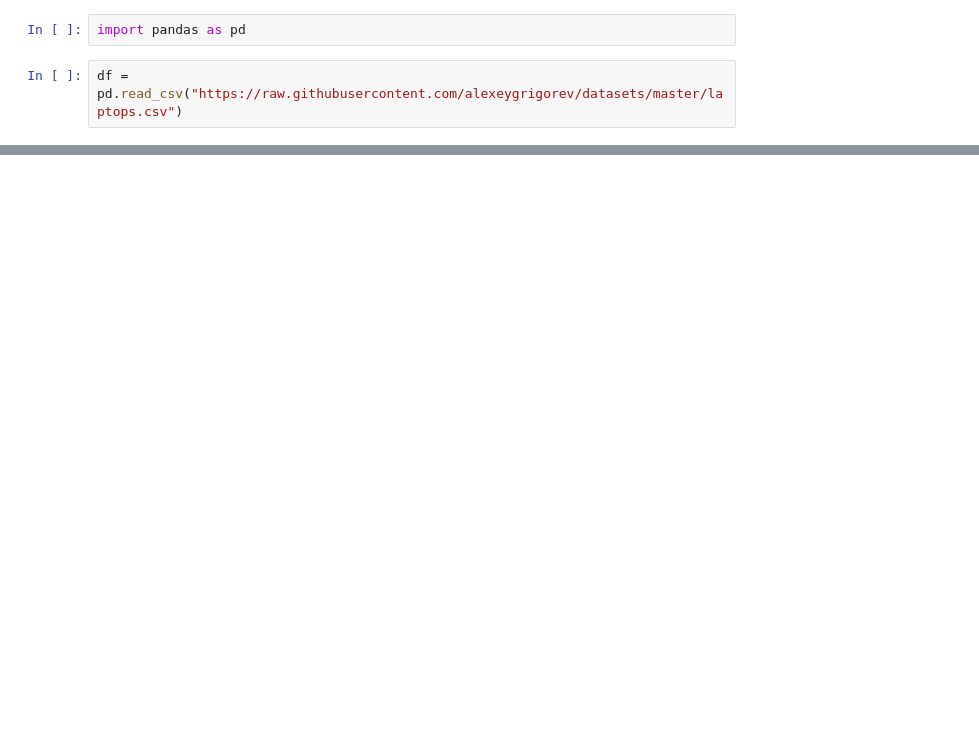
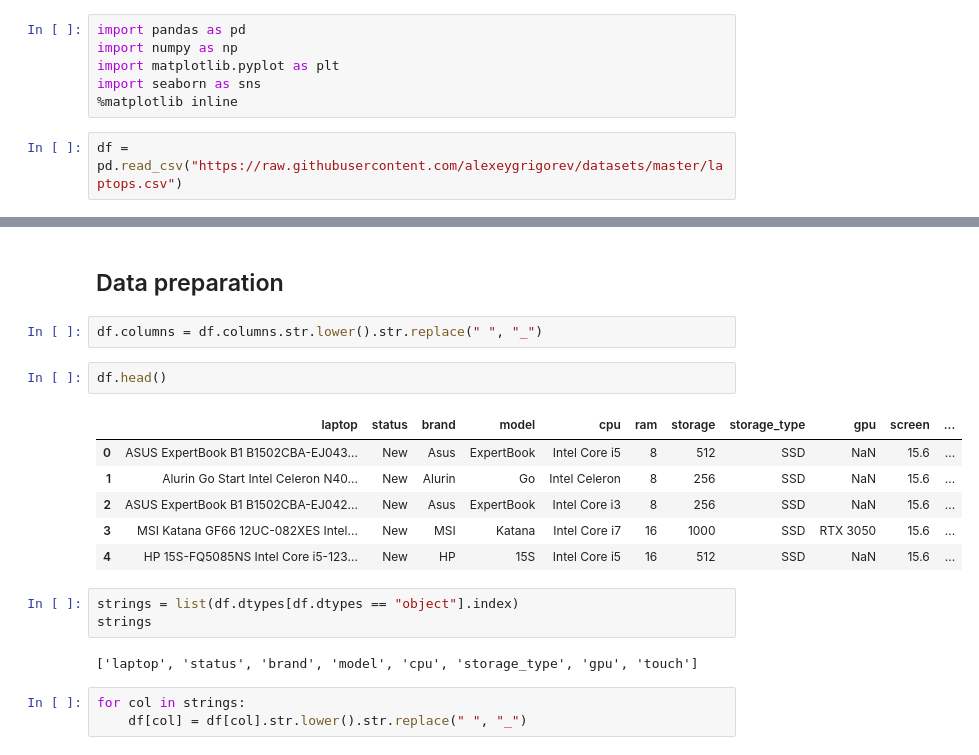
Before and after one commit to FreddyJ23/machine-learning-practice, a Jupyter notebook: 02-regression/practice.ipynb, the cells around one changed output, grey strips where cells are left out. Drawn from its saved outputs; the diff is of its cells as text; blank space fills up the shorter version.

```diff
--- a/02-regression/practice.ipynb
+++ b/02-regression/practice.ipynb
@@ -1,5 +1,9 @@
 # %%
 import pandas as pd
+import numpy as np
+import matplotlib.pyplot as plt
+import seaborn as sns
+%matplotlib inline
 # %%
 df = pd.read_csv("https://raw.githubusercontent.com/alexeygrigorev/datasets/master/laptops.csv")
 # %%
@@ -11,3 +15,24 @@ df.head()
 | 2 | ASUS ExpertBook B1 B1502CBA-EJ042... | New | Asus | ExpertBook | Intel Core i3 | 8 | 256 | SSD | NaN | 15.6 | ... |
 | 3 | MSI Katana GF66 12UC-082XES Intel... | New | MSI | Katana | Intel Core i7 | 16 | 1000 | SSD | RTX 3050 | 15.6 | ... |
 | 4 | HP 15S-FQ5085NS Intel Core i5-123... | New | HP | 15S | Intel Core i5 | 16 | 512 | SSD | NaN | 15.6 | ... |
+# %% [markdown]
+## Data preparation
+# %%
+df.columns = df.columns.str.lower().str.replace(" ", "_")
+# %%
+df.head()
+# %% [output]
+|  | laptop | status | brand | model | cpu | ram | storage | storage_type | gpu | screen | ... |
+| 0 | ASUS ExpertBook B1 B1502CBA-EJ043... | New | Asus | ExpertBook | Intel Core i5 | 8 | 512 | SSD | NaN | 15.6 | ... |
+| 1 | Alurin Go Start Intel Celeron N40... | New | Alurin | Go | Intel Celeron | 8 | 256 | SSD | NaN | 15.6 | ... |
+| 2 | ASUS ExpertBook B1 B1502CBA-EJ042... | New | Asus | ExpertBook | Intel Core i3 | 8 | 256 | SSD | NaN | 15.6 | ... |
+| 3 | MSI Katana GF66 12UC-082XES Intel... | New | MSI | Katana | Intel Core i7 | 16 | 1000 | SSD | RTX 3050 | 15.6 | ... |
+| 4 | HP 15S-FQ5085NS Intel Core i5-123... | New | HP | 15S | Intel Core i5 | 16 | 512 | SSD | NaN | 15.6 | ... |
+# %%
+strings = list(df.dtypes[df.dtypes == "object"].index)
+strings
+# %% [output]
+['laptop', 'status', 'brand', 'model', 'cpu', 'storage_type', 'gpu', 'touch']
+# %%
+for col in strings:
+    df[col] = df[col].str.lower().str.replace(" ", "_")
```
Also changed, not shown: parts of 18 cells of this notebook.
